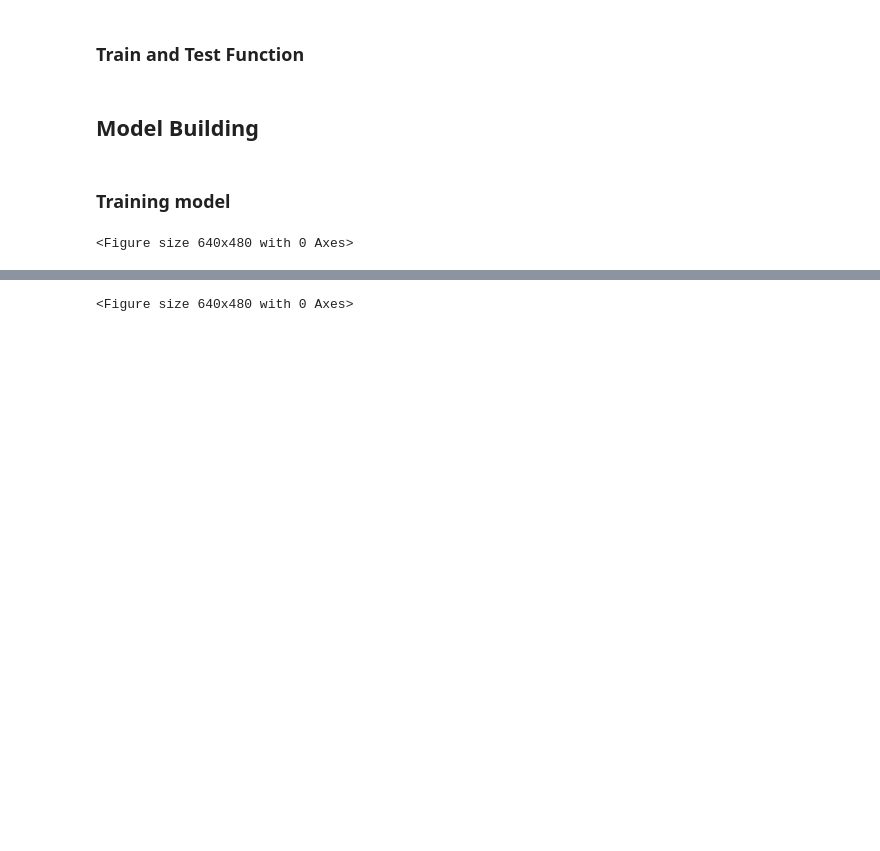
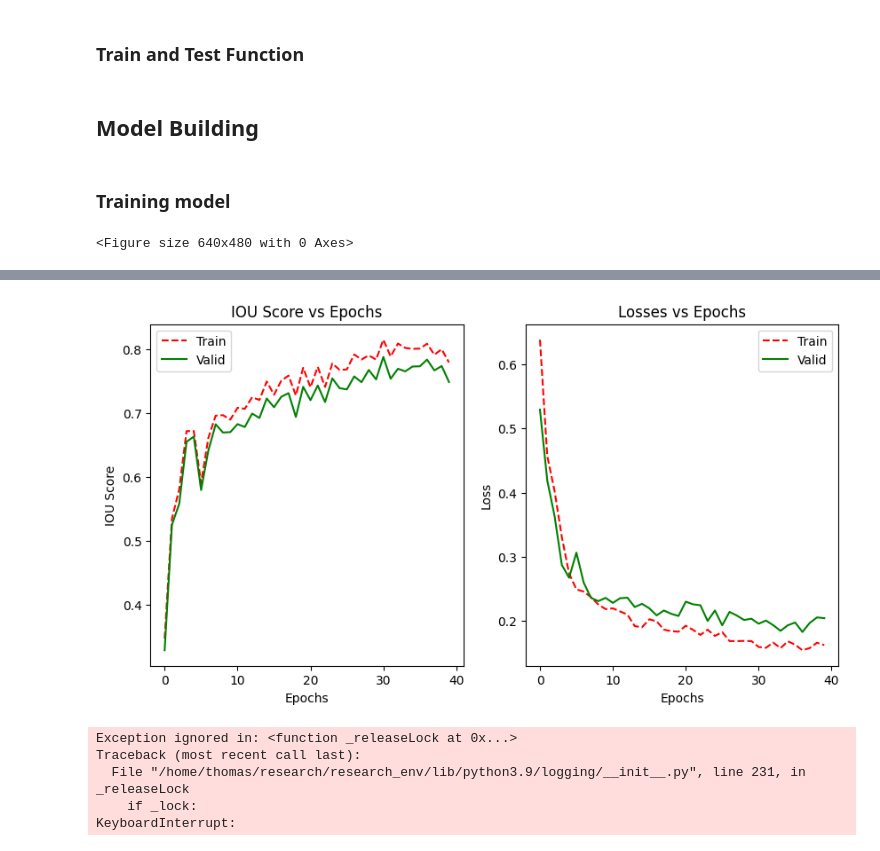
Before and after one commit to AniTho/scene_graph, a Jupyter notebook: work.ipynb, the cells around one changed output, grey strips where cells are left out. Drawn from its saved outputs; the diff is of its cells as text; code cells hidden in the pictures; blank space fills up the shorter version.

```diff
--- a/work.ipynb
+++ b/work.ipynb
@@ -25,7 +34,7 @@ import wandb
 ## Hyperparameters
 # %%
 learning_rate = 1e-04
-num_epochs = 50
+num_epochs = 40
 batch_size = 8
 img_resize = 560
 crop_size = 512
@@ -39,7 +48,7 @@ inv_transforms = transforms.Compose([transforms.Normalize(mean = [ 0., 0., 0. ],
 device = 'cuda' if torch.cuda.is_available() else 'cpu'
 
 # Setting first experiment
-wandb.init(project='scene_segmentation', name="dice_loss", notes = "Running the segmentation of scene using unet and dice loss")
+wandb.init(project='scene_segmentation', name="focal_loss", notes = "Running the segmentation of scene using unet and focal loss")
 wandb.config = {
     'batch_size': batch_size,
     'crop_size': crop_size,
@@ -48,7 +57,7 @@ wandb.config = {
     'num_epochs': num_epochs,
     'base_model': base_model,
     'p_img_aug': p_img_aug,
-    'loss': 'dice_loss',
+    'loss': 'focal_loss',
     'metrics': 'iou_score'
 }
 # %% [output]
@@ -285,8 +295,8 @@ def calculate_iou(dataloader, model):
 # %%
 model = SegmentationModel(base_model)
 model = model.to(device)
-criterion = DiceLoss(mode = 'multiclass',classes=10)
-# criterion = FocalLoss(mode = "multiclass", gamma = 2)
+# criterion = DiceLoss(mode = 'multiclass',classes=10)
+criterion = FocalLoss(mode = "multiclass", gamma = 2)
 optimizer = torch.optim.Adam(model.parameters(),lr = learning_rate)
 # %% [markdown]
 ### Training model
@@ -322,7 +332,7 @@ log_visualization(trainloader, 'Train Sample (Before Training)');
 # %% [output]
 <Figure size 640x480 with 0 Axes>
 # %%
-best_valid_loss = np.Inf
+best_valid_iou = 0
 train_losses, valid_losses = [], []
 train_iou_scores, valid_iou_scores = [], []
 for i in range(num_epochs):
@@ -335,16 +345,16 @@ for i in range(num_epochs):
         valid_loss = train_fn (validloader, model, optimizer, criterion, train = False)
         train_iou_score = calculate_iou(trainloader, model)
         valid_iou_score = calculate_iou(validloader, model)
-    if valid_loss < best_valid_loss:
+    if valid_iou_score > best_valid_iou:
         torch.save(model.state_dict(),'best-model.pt')
         print("Model Saved")
-        best_valid_loss = valid_loss
+        best_valid_iou = valid_iou_score
     valid_losses.append(valid_loss)
     train_losses.append(train_loss)
     train_iou_scores.append(train_iou_score)
     valid_iou_scores.append(valid_iou_score)
     print (f"Epoch : {i+1}\nTrain Loss = {train_loss:.5f}, Train IOU Score = {train_iou_score:.4f}\nValid Loss = {valid_loss:.5f}, valid IOU Score = {valid_iou_score:.4f}")
-    wandb.log({"Epoch": i+1, 'train_dice_loss': train_loss, 'train_iou_score': train_iou_score, 'valid_iou_score':valid_iou_score, 'valid_dice_loss': valid_loss})
+    wandb.log({"Epoch": i+1, 'train_loss': train_loss, 'train_iou_score': train_iou_score, 'valid_iou_score':valid_iou_score, 'valid_loss': valid_loss})
     if i%5 == 0:
         log_visualization(trainloader, f"Epoch: Train Sample")
         log_visualization(validloader, f"Epoch: Valid Sample")
@@ -400,5 +409,27 @@ Valid Loss = 0.22314, valid IOU Score = 0.7324
+# %%
+plt.figure(figsize = (10,5))
+plt.subplot(121)
+plt.title('IOU Score vs Epochs')
+plt.xlabel('Epochs')
+plt.ylabel('IOU Score')
+plt.plot(train_iou_scores, 'r--', label = 'Train')
+plt.plot(valid_iou_scores, 'g-', label = 'Valid')
+plt.legend()
+plt.subplot(122)
+plt.title('Losses vs Epochs')
+plt.xlabel('Epochs')
+plt.ylabel('Loss')
+plt.plot(train_losses, 'r--', label = 'Train')
+plt.plot(valid_losses, 'g-', label = 'Valid')
+plt.legend();
+# %% [output]
+[figure, added]
 # %%
 log_visualization(validloader, 'Valid Sample (After Training)')
 log_visualization(trainloader, 'Train Sample (After Training)');
 # %% [output]
-<Figure size 640x480 with 0 Axes>
+Exception ignored in: <function _releaseLock at 0x...>
+Traceback (most recent call last):
+  File "/home/thomas/research/research_env/lib/python3.9/logging/__init__.py", line 231, in _releaseLock
+    if _lock:
+KeyboardInterrupt:
```
Also changed, not shown: parts of 5 cells of this notebook.
